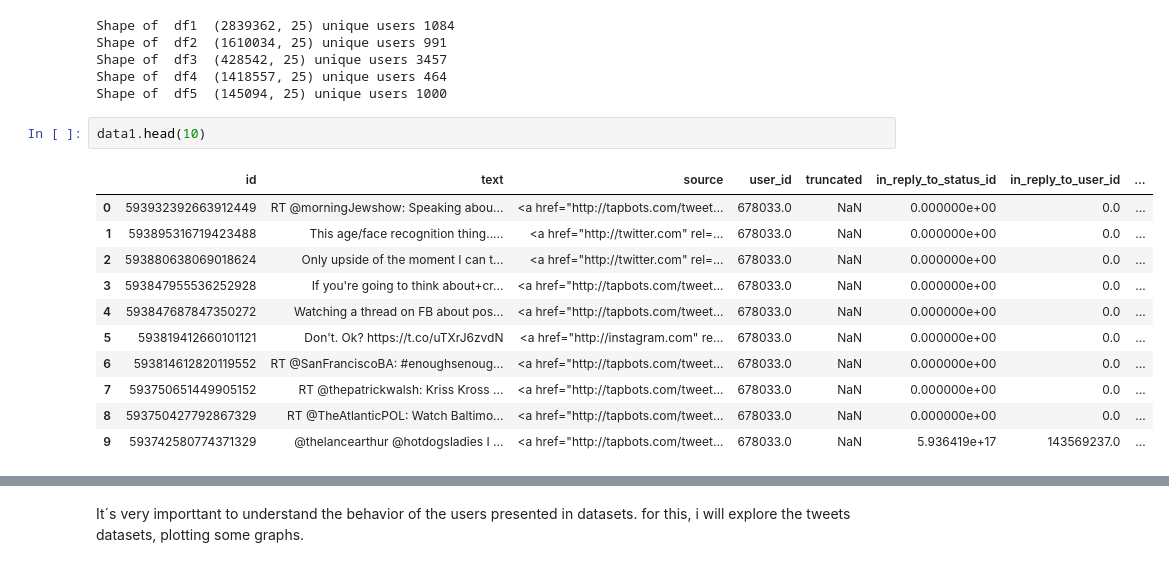
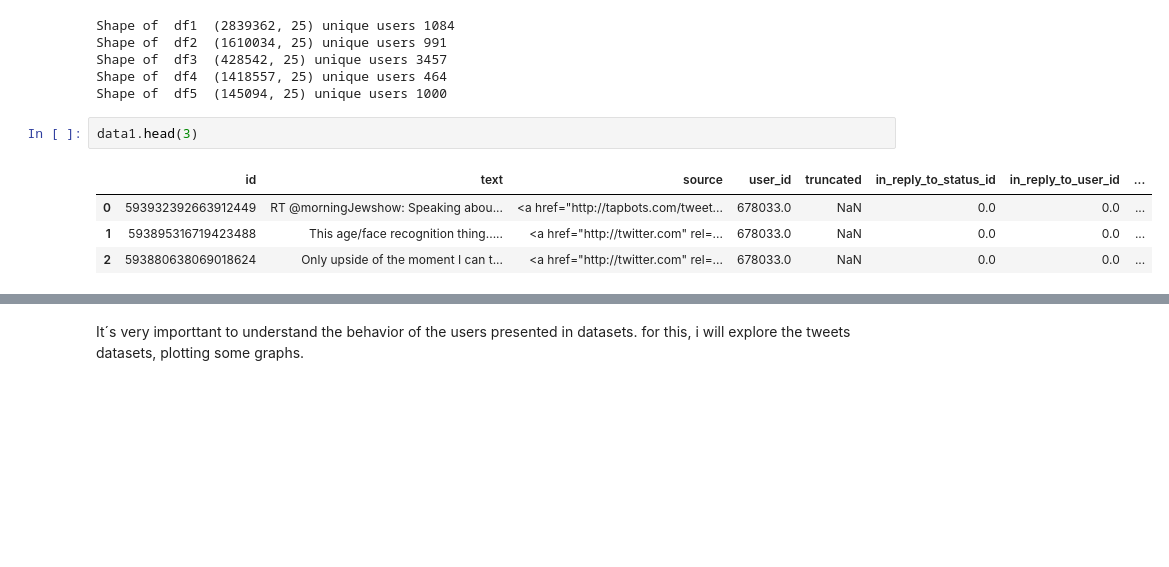
Before and after one commit to rogerioluizsi/FeaturesEngineering_Twitter, a Jupyter notebook: StoryTelling.ipynb, the cells around one changed output, grey strips where cells are left out. Saved outputs shown, nothing was run; the diff lists cells and outputs as text; blank space fills up the shorter version.

```diff
--- a/StoryTelling.ipynb
+++ b/StoryTelling.ipynb
@@ -49,16 +51,9 @@ Shape of  df3  (428542, 25) unique users 3457
 Shape of  df4  (1418557, 25) unique users 464
 Shape of  df5  (145094, 25) unique users 1000
 # %%
-data1.head(10)
+data1.head(3)
 # %% [output]
 |  | id | text | source | user_id | truncated | in_reply_to_status_id | in_reply_to_user_id | ... |
-| 0 | 593932392663912449 | RT @morningJewshow: Speaking abou... | <a href="http://tapbots.com/tweet... | 678033.0 | NaN | 0.000000e+00 | 0.0 | ... |
-| 1 | 593895316719423488 | This age/face recognition thing..... | <a href="http://twitter.com" rel=... | 678033.0 | NaN | 0.000000e+00 | 0.0 | ... |
-| 2 | 593880638069018624 | Only upside of the moment I can t... | <a href="http://twitter.com" rel=... | 678033.0 | NaN | 0.000000e+00 | 0.0 | ... |
-| 3 | 593847955536252928 | If you're going to think about+cr... | <a href="http://tapbots.com/tweet... | 678033.0 | NaN | 0.000000e+00 | 0.0 | ... |
-| 4 | 593847687847350272 | Watching a thread on FB about pos... | <a href="http://tapbots.com/tweet... | 678033.0 | NaN | 0.000000e+00 | 0.0 | ... |
-| 5 | 593819412660101121 | Don't. Ok? https://t.co/uTXrJ6zvdN | <a href="http://instagram.com" re... | 678033.0 | NaN | 0.000000e+00 | 0.0 | ... |
-| 6 | 593814612820119552 | RT @SanFranciscoBA: #enoughsenoug... | <a href="http://tapbots.com/tweet... | 678033.0 | NaN | 0.000000e+00 | 0.0 | ... |
-| 7 | 593750651449905152 | RT @thepatrickwalsh: Kriss Kross ... | <a href="http://tapbots.com/tweet... | 678033.0 | NaN | 0.000000e+00 | 0.0 | ... |
-| 8 | 593750427792867329 | RT @TheAtlanticPOL: Watch Baltimo... | <a href="http://tapbots.com/tweet... | 678033.0 | NaN | 0.000000e+00 | 0.0 | ... |
-| 9 | 593742580774371329 | @thelancearthur @hotdogsladies I ... | <a href="http://tapbots.com/tweet... | 678033.0 | NaN | 5.936419e+17 | 143569237.0 | ... |
+| 0 | 593932392663912449 | RT @morningJewshow: Speaking abou... | <a href="http://tapbots.com/tweet... | 678033.0 | NaN | 0.0 | 0.0 | ... |
+| 1 | 593895316719423488 | This age/face recognition thing..... | <a href="http://twitter.com" rel=... | 678033.0 | NaN | 0.0 | 0.0 | ... |
+| 2 | 593880638069018624 | Only upside of the moment I can t... | <a href="http://twitter.com" rel=... | 678033.0 | NaN | 0.0 | 0.0 | ... |
```
Also changed, not shown: parts of 196 cells of this notebook, 3 other files.
